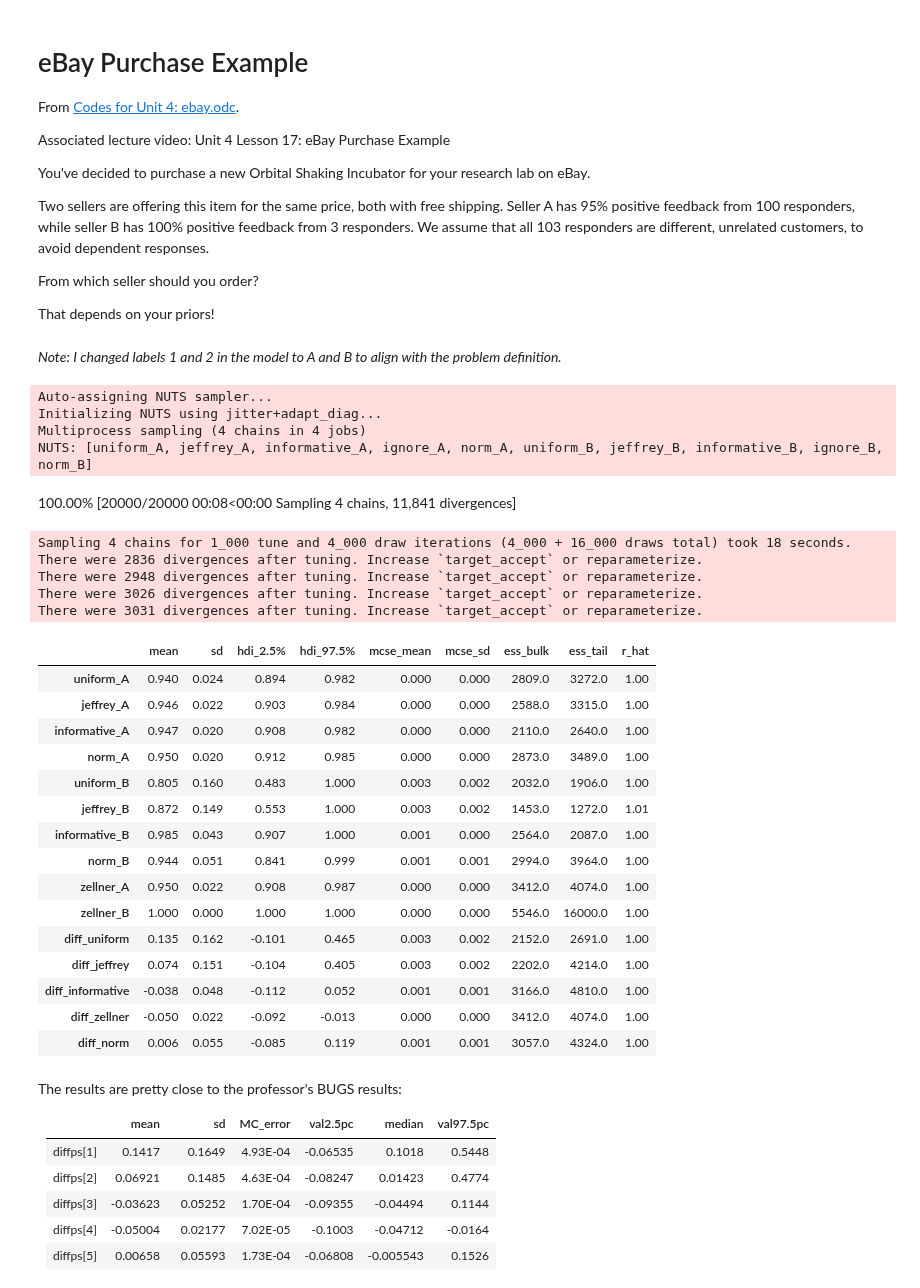
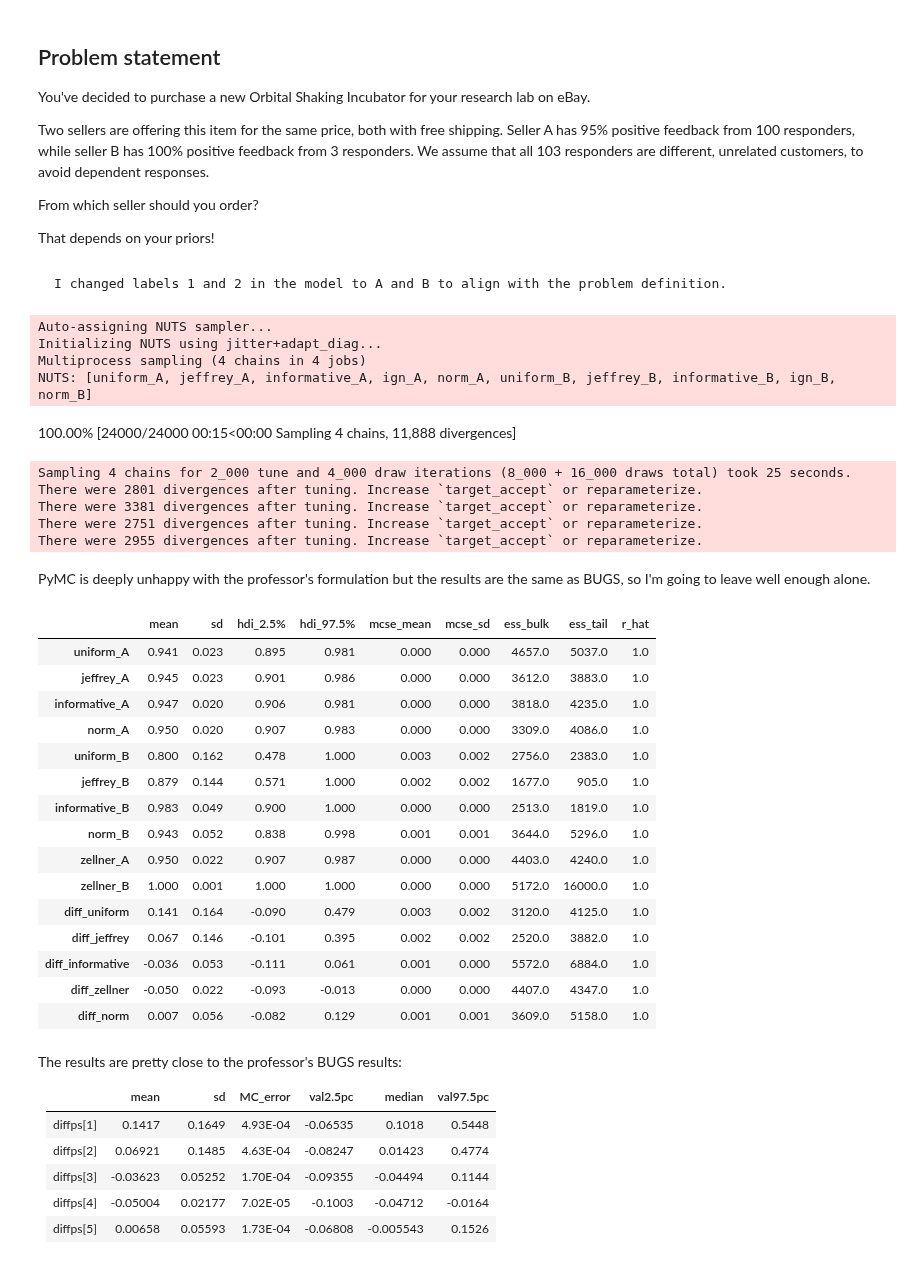
Before and after one commit to areding/6420-pymc, a Jupyter notebook: unit4/Unit4-eBay.ipynb, the cells around one changed output. Cells and saved outputs as stored; diff of their text form; code cells hidden in the pictures.

Commit message:
unit 4 updates with new syntax

````diff
--- a/unit4/Unit4-eBay.ipynb
+++ b/unit4/Unit4-eBay.ipynb
@@ -10,9 +18,5 @@ from pymc.math import invlogit
 # %% [markdown]
-# eBay Purchase Example
-
-From [Codes for Unit 4: ebay.odc](https://www2.isye.gatech.edu/isye6420/supporting.html).
-
-Associated lecture video: Unit 4 Lesson 17: eBay Purchase Example
+## Problem statement
 
 You've decided to purchase a new Orbital Shaking Incubator for your research lab on eBay.
 
@@ -22,7 +26,9 @@ From which seller should you order?
 
 That depends on your priors!
 # %% [markdown]
-*Note: I changed labels 1 and 2 in the model to A and B to align with the problem definition.*
+```{note}
+I changed labels 1 and 2 in the model to A and B to align with the problem definition.
+```
 # %%
 # data
 pos_A = 95
@@ -39,7 +45,7 @@ with pm.Model() as m:
         pm.Beta("jeffrey_A", alpha=0.5, beta=0.5),
         pm.Beta("informative_A", alpha=30, beta=2),
         pm.Deterministic(
-            "zellner_A", invlogit(pm.Uniform("ignore_A", lower=-1000, upper=1000))
+            "zellner_A", invlogit(pm.Uniform("ign_A", lower=-1000, upper=1000))
         ),
         pm.LogitNormal("norm_A", mu=3, sigma=1),
     )
@@ -49,7 +55,7 @@ with pm.Model() as m:
         pm.Beta("jeffrey_B", alpha=0.5, beta=0.5),
         pm.Beta("informative_B", alpha=2.9, beta=0.1),
         pm.Deterministic(
-            "zellner_B", invlogit(pm.Uniform("ignore_B", lower=-10000, upper=10000))
+            "zellner_B", invlogit(pm.Uniform("ign_B", lower=-1000, upper=1000))
         ),
         pm.LogitNormal("norm_B", mu=3, sigma=1),
     )
@@ -58,45 +64,45 @@ with pm.Model() as m:
     for A, B in zip(priors_A, priors_B):
         prior_type = A.name.strip("_A")
 
-        y_A = pm.Binomial("y_" + A.name, n=tot_A, p=A, observed=pos_A)
-        y_B = pm.Binomial("y_" + B.name, n=tot_B, p=B, observed=pos_B)
+        pm.Binomial("y_" + A.name, n=tot_A, p=A, observed=pos_A)
+        pm.Binomial("y_" + B.name, n=tot_B, p=B, observed=pos_B)
 
-        diff = pm.Deterministic("diff_" + prior_type, A - B)
+        pm.Deterministic("diff_" + prior_type, A - B)
 
     # start sampling
-    trace = pm.sample(
-        4000, tune=1000, chains=4, cores=4, random_seed=1, return_inferencedata=True
-    )
+    trace = pm.sample(4000, tune=2000, target_accept=0.9)
 # %% [output]
 Auto-assigning NUTS sampler...
 Initializing NUTS using jitter+adapt_diag...
 Multiprocess sampling (4 chains in 4 jobs)
-NUTS: [uniform_A, jeffrey_A, informative_A, ignore_A, norm_A, uniform_B, jeffrey_B, informative_B, ignore_B, norm_B]
+NUTS: [uniform_A, jeffrey_A, informative_A, ign_A, norm_A, uniform_B, jeffrey_B, informative_B, ign_B, norm_B]
-100.00% [20000/20000 00:08<00:00 Sampling 4 chains, 11,841 divergences]
+100.00% [24000/24000 00:15<00:00 Sampling 4 chains, 11,888 divergences]
-Sampling 4 chains for 1_000 tune and 4_000 draw iterations (4_000 + 16_000 draws total) took 18 seconds.
-There were 2836 divergences after tuning. Increase `target_accept` or reparameterize.
-There were 2948 divergences after tuning. Increase `target_accept` or reparameterize.
-There were 3026 divergences after tuning. Increase `target_accept` or reparameterize.
-There were 3031 divergences after tuning. Increase `target_accept` or reparameterize.
+Sampling 4 chains for 2_000 tune and 4_000 draw iterations (8_000 + 16_000 draws total) took 25 seconds.
+There were 2801 divergences after tuning. Increase `target_accept` or reparameterize.
+There were 3381 divergences after tuning. Increase `target_accept` or reparameterize.
+There were 2751 divergences after tuning. Increase `target_accept` or reparameterize.
+There were 2955 divergences after tuning. Increase `target_accept` or reparameterize.
+# %% [markdown]
+PyMC is deeply unhappy with the professor's formulation but the results are the same as BUGS, so I'm going to leave well enough alone.
 # %%
-az.summary(trace, var_names=["~ignore_A", "~ignore_B"], hdi_prob=0.95)
+az.summary(trace, var_names=["~ign_A", "~ign_B"], hdi_prob=0.95)
 # %% [output]
 |  | mean | sd | hdi_2.5% | hdi_97.5% | mcse_mean | mcse_sd | ess_bulk | ess_tail | r_hat |
-| uniform_A | 0.940 | 0.024 | 0.894 | 0.982 | 0.000 | 0.000 | 2809.0 | 3272.0 | 1.00 |
-| jeffrey_A | 0.946 | 0.022 | 0.903 | 0.984 | 0.000 | 0.000 | 2588.0 | 3315.0 | 1.00 |
-| informative_A | 0.947 | 0.020 | 0.908 | 0.982 | 0.000 | 0.000 | 2110.0 | 2640.0 | 1.00 |
-| norm_A | 0.950 | 0.020 | 0.912 | 0.985 | 0.000 | 0.000 | 2873.0 | 3489.0 | 1.00 |
-| uniform_B | 0.805 | 0.160 | 0.483 | 1.000 | 0.003 | 0.002 | 2032.0 | 1906.0 | 1.00 |
-| jeffrey_B | 0.872 | 0.149 | 0.553 | 1.000 | 0.003 | 0.002 | 1453.0 | 1272.0 | 1.01 |
-| informative_B | 0.985 | 0.043 | 0.907 | 1.000 | 0.001 | 0.000 | 2564.0 | 2087.0 | 1.00 |
-| norm_B | 0.944 | 0.051 | 0.841 | 0.999 | 0.001 | 0.001 | 2994.0 | 3964.0 | 1.00 |
-| zellner_A | 0.950 | 0.022 | 0.908 | 0.987 | 0.000 | 0.000 | 3412.0 | 4074.0 | 1.00 |
-| zellner_B | 1.000 | 0.000 | 1.000 | 1.000 | 0.000 | 0.000 | 5546.0 | 16000.0 | 1.00 |
-| diff_uniform | 0.135 | 0.162 | -0.101 | 0.465 | 0.003 | 0.002 | 2152.0 | 2691.0 | 1.00 |
-| diff_jeffrey | 0.074 | 0.151 | -0.104 | 0.405 | 0.003 | 0.002 | 2202.0 | 4214.0 | 1.00 |
-| diff_informative | -0.038 | 0.048 | -0.112 | 0.052 | 0.001 | 0.001 | 3166.0 | 4810.0 | 1.00 |
-| diff_zellner | -0.050 | 0.022 | -0.092 | -0.013 | 0.000 | 0.000 | 3412.0 | 4074.0 | 1.00 |
-| diff_norm | 0.006 | 0.055 | -0.085 | 0.119 | 0.001 | 0.001 | 3057.0 | 4324.0 | 1.00 |
+| uniform_A | 0.941 | 0.023 | 0.895 | 0.981 | 0.000 | 0.000 | 4657.0 | 5037.0 | 1.0 |
+| jeffrey_A | 0.945 | 0.023 | 0.901 | 0.986 | 0.000 | 0.000 | 3612.0 | 3883.0 | 1.0 |
+| informative_A | 0.947 | 0.020 | 0.906 | 0.981 | 0.000 | 0.000 | 3818.0 | 4235.0 | 1.0 |
+| norm_A | 0.950 | 0.020 | 0.907 | 0.983 | 0.000 | 0.000 | 3309.0 | 4086.0 | 1.0 |
+| uniform_B | 0.800 | 0.162 | 0.478 | 1.000 | 0.003 | 0.002 | 2756.0 | 2383.0 | 1.0 |
+| jeffrey_B | 0.879 | 0.144 | 0.571 | 1.000 | 0.002 | 0.002 | 1677.0 | 905.0 | 1.0 |
+| informative_B | 0.983 | 0.049 | 0.900 | 1.000 | 0.000 | 0.000 | 2513.0 | 1819.0 | 1.0 |
+| norm_B | 0.943 | 0.052 | 0.838 | 0.998 | 0.001 | 0.001 | 3644.0 | 5296.0 | 1.0 |
+| zellner_A | 0.950 | 0.022 | 0.907 | 0.987 | 0.000 | 0.000 | 4403.0 | 4240.0 | 1.0 |
+| zellner_B | 1.000 | 0.001 | 1.000 | 1.000 | 0.000 | 0.000 | 5172.0 | 16000.0 | 1.0 |
+| diff_uniform | 0.141 | 0.164 | -0.090 | 0.479 | 0.003 | 0.002 | 3120.0 | 4125.0 | 1.0 |
+| diff_jeffrey | 0.067 | 0.146 | -0.101 | 0.395 | 0.002 | 0.002 | 2520.0 | 3882.0 | 1.0 |
+| diff_informative | -0.036 | 0.053 | -0.111 | 0.061 | 0.001 | 0.000 | 5572.0 | 6884.0 | 1.0 |
+| diff_zellner | -0.050 | 0.022 | -0.093 | -0.013 | 0.000 | 0.000 | 4407.0 | 4347.0 | 1.0 |
+| diff_norm | 0.007 | 0.056 | -0.082 | 0.129 | 0.001 | 0.001 | 3609.0 | 5158.0 | 1.0 |
 # %% [markdown]
 The results are pretty close to the professor's BUGS results:
 
````
Also changed, not shown: parts of 3 cells of this notebook, 1 other file.
